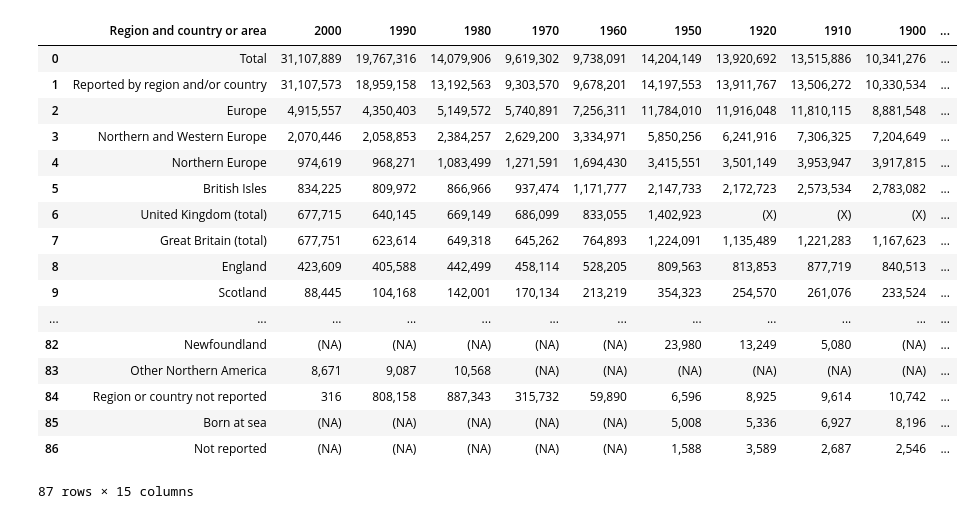
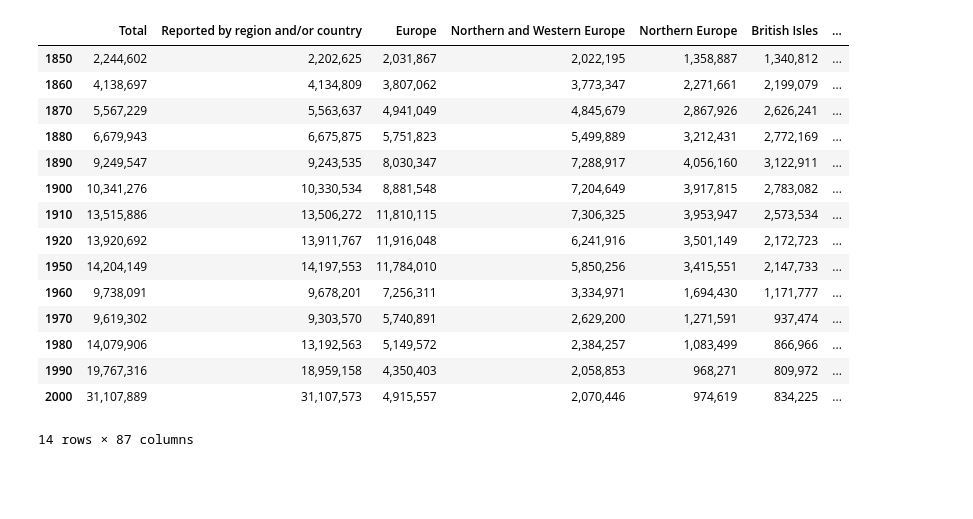
Before and after one commit to UlyssesInvictus/cs109-project, a Jupyter notebook: Milestone 4.ipynb, the cells around one changed output. Cells and saved outputs as stored; diff of their text form; code cells hidden in the pictures; blank space fills up the shorter version.

```diff
--- a/Milestone 4.ipynb
+++ b/Milestone 4.ipynb
@@ -11,24 +11,26 @@ from mpl_toolkits.mplot3d import Axes3D
 from IPython.display import display
 # %%
 # get our initial data
-df = pd.read_csv('Datasets/ImmigrationByCountryAndYear.csv')
-display(df)
+immig = pd.read_csv('Datasets/ImmigrationByCountryAndYear.csv').transpose()
+immig_regions = immig.iloc[0]
+immig = immig[1:]
+immig = immig.rename(columns = immig_regions)
+immig = immig[::-1]
+display(immig)
 # %% [output]
-|  | ﻿Region and country or area | 2000 | 1990 | 1980 | 1970 | 1960 | 1950 | 1920 | 1910 | 1900 | ... |
-| 0 | Total | 31,107,889 | 19,767,316 | 14,079,906 | 9,619,302 | 9,738,091 | 14,204,149 | 13,920,692 | 13,515,886 | 10,341,276 | ... |
-| 1 | Reported by region and/or country | 31,107,573 | 18,959,158 | 13,192,563 | 9,303,570 | 9,678,201 | 14,197,553 | 13,911,767 | 13,506,272 | 10,330,534 | ... |
-| 2 | Europe | 4,915,557 | 4,350,403 | 5,149,572 | 5,740,891 | 7,256,311 | 11,784,010 | 11,916,048 | 11,810,115 | 8,881,548 | ... |
-| 3 | Northern and Western Europe | 2,070,446 | 2,058,853 | 2,384,257 | 2,629,200 | 3,334,971 | 5,850,256 | 6,241,916 | 7,306,325 | 7,204,649 | ... |
-| 4 | Northern Europe | 974,619 | 968,271 | 1,083,499 | 1,271,591 | 1,694,430 | 3,415,551 | 3,501,149 | 3,953,947 | 3,917,815 | ... |
-| 5 | British Isles | 834,225 | 809,972 | 866,966 | 937,474 | 1,171,777 | 2,147,733 | 2,172,723 | 2,573,534 | 2,783,082 | ... |
-| 6 | United Kingdom (total) | 677,715 | 640,145 | 669,149 | 686,099 | 833,055 | 1,402,923 | (X) | (X) | (X) | ... |
-| 7 | Great Britain (total) | 677,751 | 623,614 | 649,318 | 645,262 | 764,893 | 1,224,091 | 1,135,489 | 1,221,283 | 1,167,623 | ... |
-| 8 | England | 423,609 | 405,588 | 442,499 | 458,114 | 528,205 | 809,563 | 813,853 | 877,719 | 840,513 | ... |
-| 9 | Scotland | 88,445 | 104,168 | 142,001 | 170,134 | 213,219 | 354,323 | 254,570 | 261,076 | 233,524 | ... |
-| ... | ... | ... | ... | ... | ... | ... | ... | ... | ... | ... | ... |
-| 82 | Newfoundland | (NA) | (NA) | (NA) | (NA) | (NA) | 23,980 | 13,249 | 5,080 | (NA) | ... |
-| 83 | Other Northern America | 8,671 | 9,087 | 10,568 | (NA) | (NA) | (NA) | (NA) | (NA) | (NA) | ... |
-| 84 | Region or country not reported | 316 | 808,158 | 887,343 | 315,732 | 59,890 | 6,596 | 8,925 | 9,614 | 10,742 | ... |
-| 85 | Born at sea | (NA) | (NA) | (NA) | (NA) | (NA) | 5,008 | 5,336 | 6,927 | 8,196 | ... |
-| 86 | Not reported | (NA) | (NA) | (NA) | (NA) | (NA) | 1,588 | 3,589 | 2,687 | 2,546 | ... |
+|  | Total | Reported by region and/or country | Europe | Northern and Western Europe | Northern Europe | British Isles | ... |
+| 1850 | 2,244,602 | 2,202,625 | 2,031,867 | 2,022,195 | 1,358,887 | 1,340,812 | ... |
+| 1860 | 4,138,697 | 4,134,809 | 3,807,062 | 3,773,347 | 2,271,661 | 2,199,079 | ... |
+| 1870 | 5,567,229 | 5,563,637 | 4,941,049 | 4,845,679 | 2,867,926 | 2,626,241 | ... |
+| 1880 | 6,679,943 | 6,675,875 | 5,751,823 | 5,499,889 | 3,212,431 | 2,772,169 | ... |
+| 1890 | 9,249,547 | 9,243,535 | 8,030,347 | 7,288,917 | 4,056,160 | 3,122,911 | ... |
+| 1900 | 10,341,276 | 10,330,534 | 8,881,548 | 7,204,649 | 3,917,815 | 2,783,082 | ... |
+| 1910 | 13,515,886 | 13,506,272 | 11,810,115 | 7,306,325 | 3,953,947 | 2,573,534 | ... |
+| 1920 | 13,920,692 | 13,911,767 | 11,916,048 | 6,241,916 | 3,501,149 | 2,172,723 | ... |
+| 1950 | 14,204,149 | 14,197,553 | 11,784,010 | 5,850,256 | 3,415,551 | 2,147,733 | ... |
+| 1960 | 9,738,091 | 9,678,201 | 7,256,311 | 3,334,971 | 1,694,430 | 1,171,777 | ... |
+| 1970 | 9,619,302 | 9,303,570 | 5,740,891 | 2,629,200 | 1,271,591 | 937,474 | ... |
+| 1980 | 14,079,906 | 13,192,563 | 5,149,572 | 2,384,257 | 1,083,499 | 866,966 | ... |
+| 1990 | 19,767,316 | 18,959,158 | 4,350,403 | 2,058,853 | 968,271 | 809,972 | ... |
+| 2000 | 31,107,889 | 31,107,573 | 4,915,557 | 2,070,446 | 974,619 | 834,225 | ... |
-87 rows × 15 columns
+14 rows × 87 columns
```
Also changed, not shown: parts of 4 cells of this notebook.
